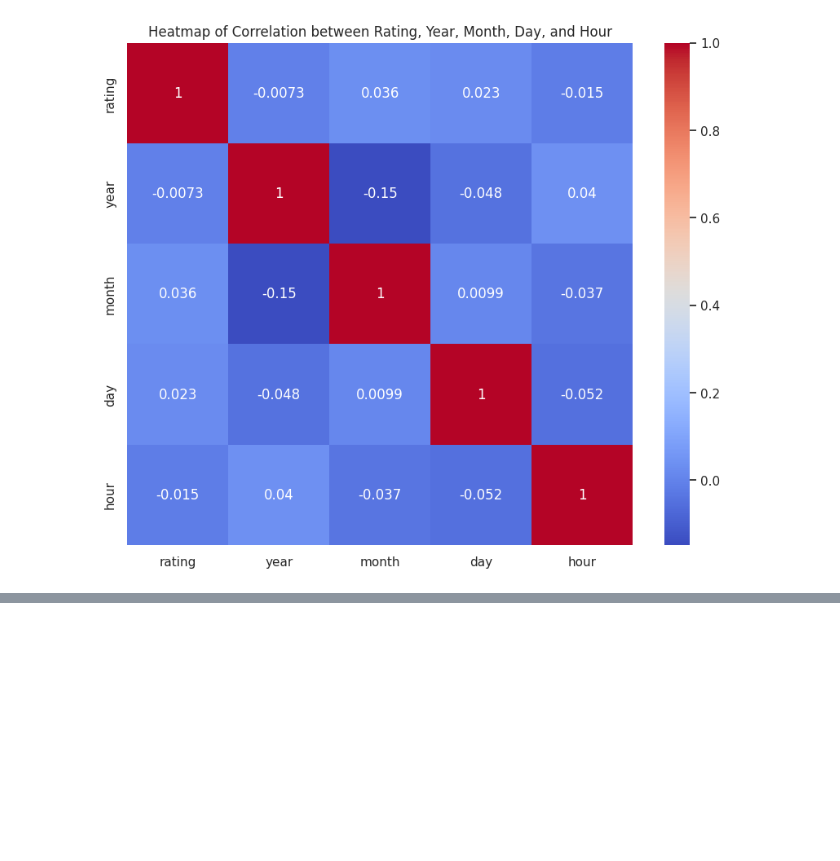
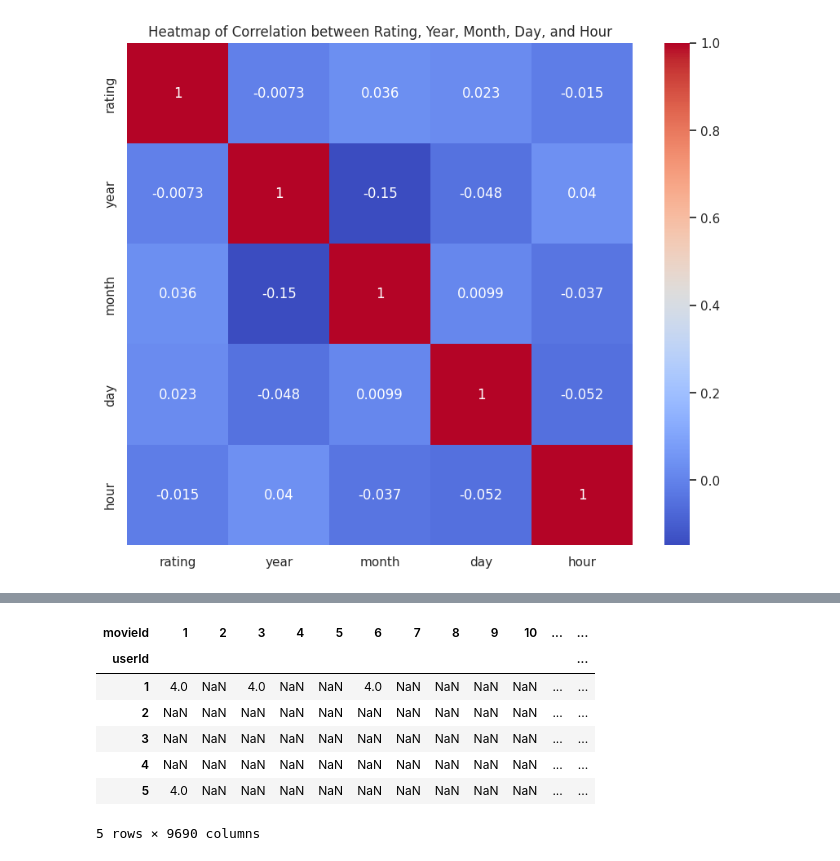
Before and after one commit to JuanCH94/Marketing, a Jupyter notebook: b_exploracion.ipynb, the cells around one changed output, grey strips where cells are left out. Drawn from its saved outputs; the diff is of its cells as text; code cells hidden in the pictures; blank space fills up the shorter version.

```diff
--- a/b_exploracion.ipynb
+++ b/b_exploracion.ipynb
@@ -962,0 +1152,23 @@ plt.show()
+# %%
+import pandas as pd
+
+# Leer los datos de ratings (si no están cargados ya)
+ratings_query = """
+SELECT * FROM ratings;
+"""
+ratings_df = pd.read_sql_query(ratings_query, conexion)
+
+# Crear la matriz de usuario vs película
+ratings_matrix = ratings_df.pivot_table(index='userId', columns='movieId', values='rating')
+
+# Ver la matriz de calificaciones
+ratings_matrix.head()
+# %% [output]
+| movieId | 1 | 2 | 3 | 4 | 5 | 6 | 7 | 8 | 9 | 10 | ... | ... |
+| userId |  |  |  |  |  |  |  |  |  |  |  | ... |
+| 1 | 4.0 | NaN | 4.0 | NaN | NaN | 4.0 | NaN | NaN | NaN | NaN | ... | ... |
+| 2 | NaN | NaN | NaN | NaN | NaN | NaN | NaN | NaN | NaN | NaN | ... | ... |
+| 3 | NaN | NaN | NaN | NaN | NaN | NaN | NaN | NaN | NaN | NaN | ... | ... |
+| 4 | NaN | NaN | NaN | NaN | NaN | NaN | NaN | NaN | NaN | NaN | ... | ... |
+| 5 | 4.0 | NaN | NaN | NaN | NaN | NaN | NaN | NaN | NaN | NaN | ... | ... |
+5 rows × 9690 columns
```
Also changed, not shown: parts of 25 cells of this notebook.
